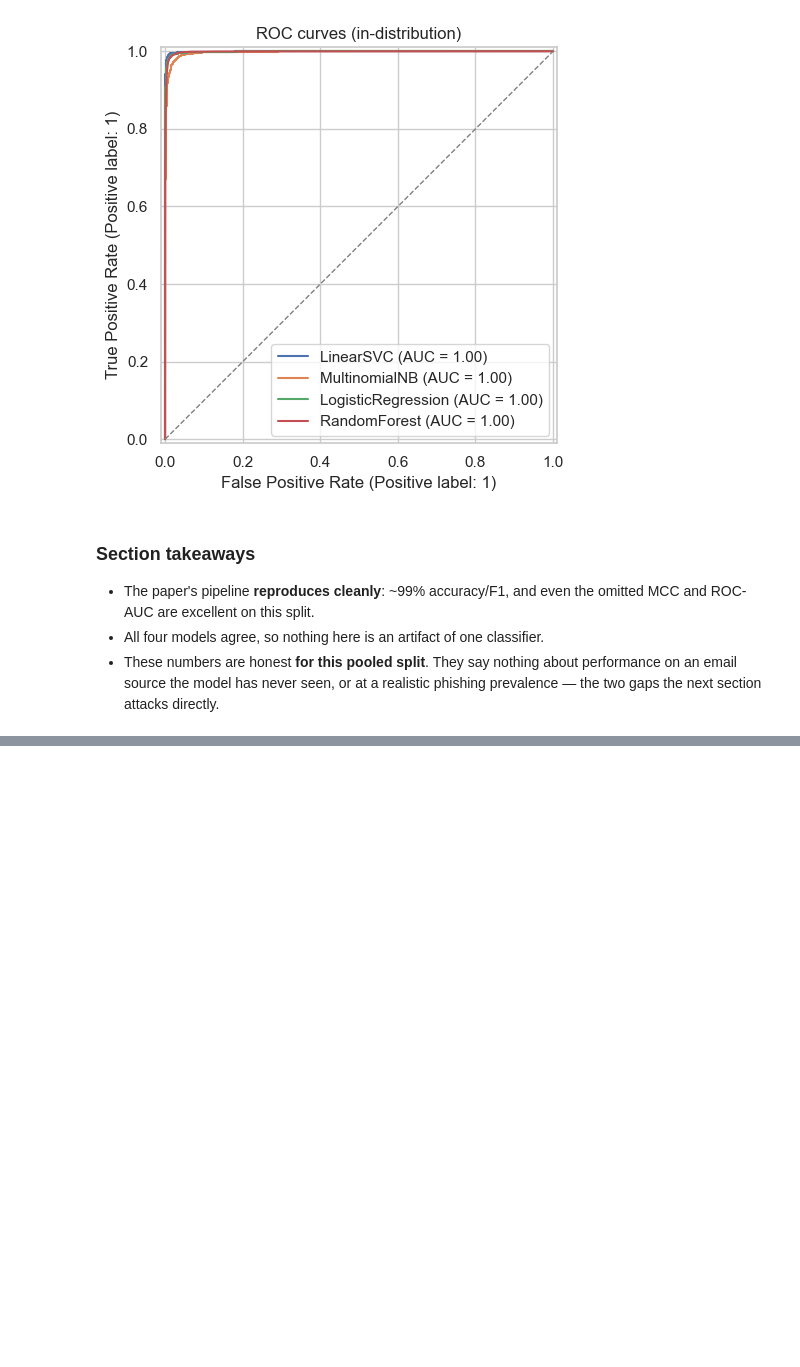
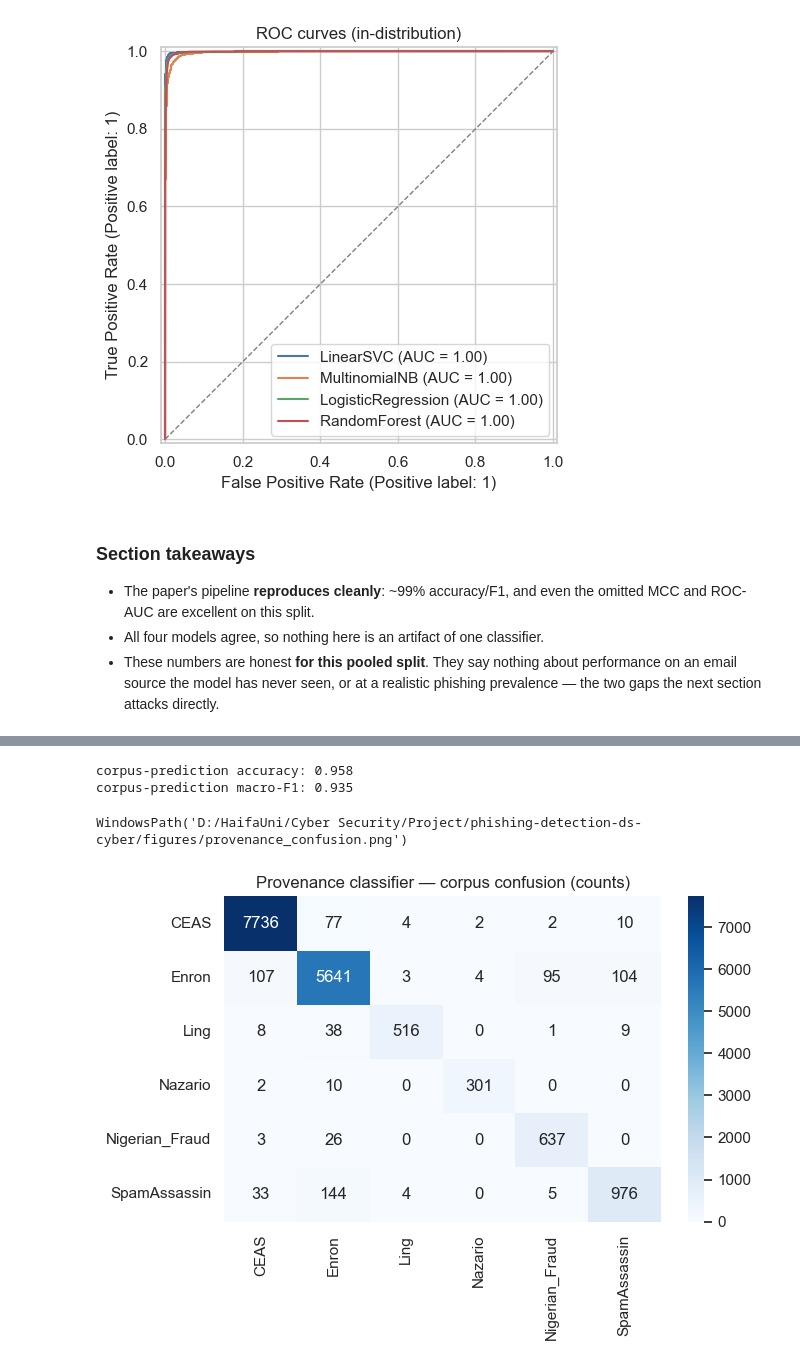
Before and after one commit to Imreec/phishing-detection-ds-cyber, a Jupyter notebook: notebooks/phishing_critique.ipynb, the cells around one changed output, grey strips where cells are left out. Drawn from its saved outputs; the diff is of its cells as text; code cells hidden in the pictures; blank space fills up the shorter version.

Commit message:
feat: critique notebook sections (Exp 1-6, error analysis, verdict) and figures

```diff
--- a/notebooks/phishing_critique.ipynb
+++ b/notebooks/phishing_critique.ipynb
@@ -479,0 +497,28 @@ best in-distribution model by MCC: LinearSVC
+# %%
+from sklearn.metrics import accuracy_score, confusion_matrix, f1_score
+from sklearn.model_selection import train_test_split
+from sklearn.svm import LinearSVC
+
+prov_train, prov_test = train_test_split(
+    merged, test_size=0.2, random_state=config.RANDOM_SEED, stratify=merged[config.CORPUS_COL]
+)
+Pxtr, Pxte, _ = features.fit_transform_tfidf(prov_train[config.TEXT_COL], prov_test[config.TEXT_COL])
+prov_clf = LinearSVC(random_state=config.RANDOM_SEED).fit(Pxtr, prov_train[config.CORPUS_COL])
+prov_pred = prov_clf.predict(Pxte)
+
+print("corpus-prediction accuracy:", round(accuracy_score(prov_test[config.CORPUS_COL], prov_pred), 3))
+print("corpus-prediction macro-F1:", round(f1_score(prov_test[config.CORPUS_COL], prov_pred, average="macro"), 3))
+
+labels_sorted = sorted(merged[config.CORPUS_COL].unique())
+prov_cm = pd.DataFrame(
+    confusion_matrix(prov_test[config.CORPUS_COL], prov_pred, labels=labels_sorted),
+    index=labels_sorted, columns=labels_sorted,
+)
+fig, ax = plots.heatmap(prov_cm, title="Provenance classifier — corpus confusion (counts)",
+                        fmt="d", cmap="Blues", center=None)
+plots.save_fig(fig, "provenance_confusion")
+# %% [output]
+corpus-prediction accuracy: 0.958
+corpus-prediction macro-F1: 0.935
+WindowsPath('D:/HaifaUni/Cyber Security/Project/phishing-detection-ds-cyber/figures/provenance_confusion.png')
+[figure, added]
```
Also changed, not shown: parts of 25 cells of this notebook, 3 other files.
